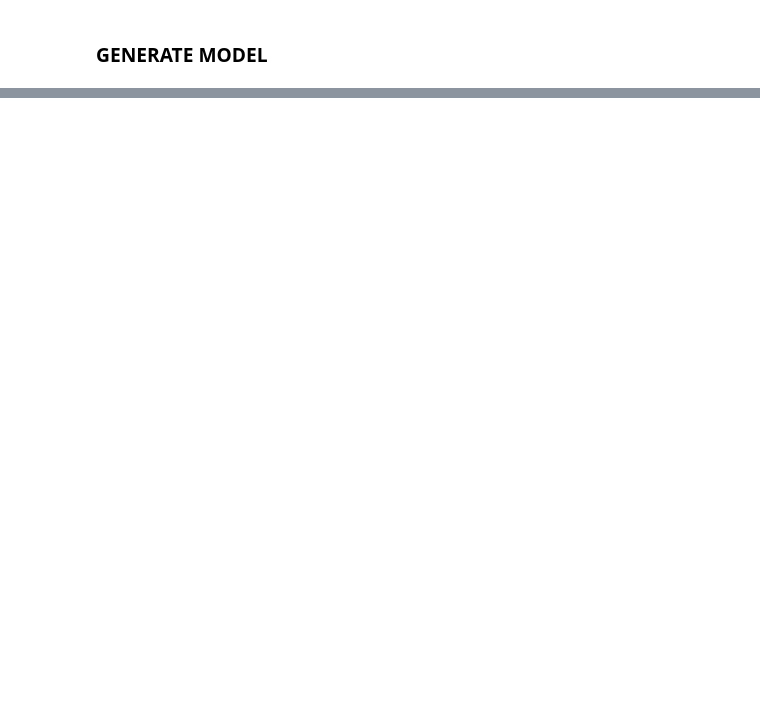
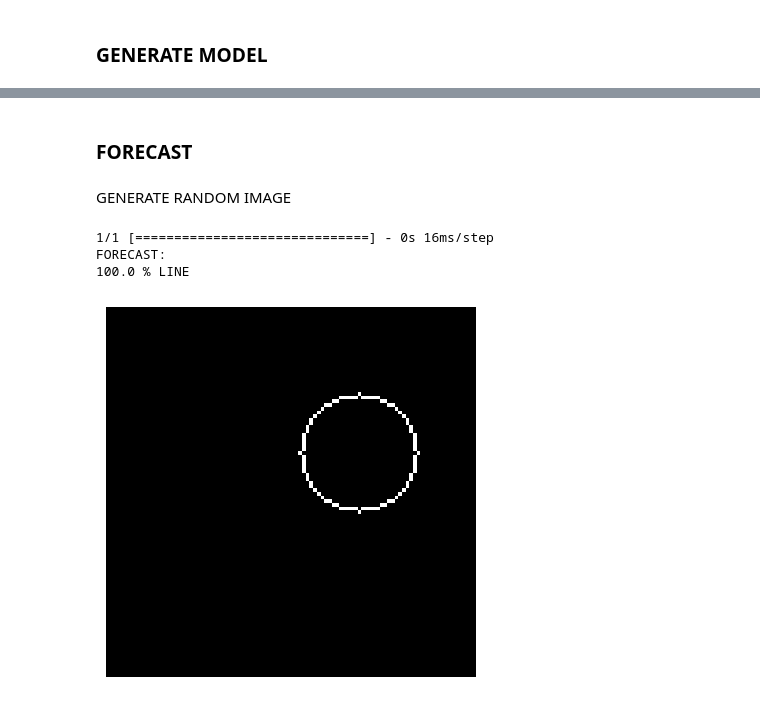
Before and after one commit to DanPinGar/python-machine-learning, a Jupyter notebook: emboendo_ML/image_generator_I.ipynb, the cells around one changed output, grey strips where cells are left out. Saved outputs shown, nothing was run; the diff lists cells and outputs as text; code cells hidden in the pictures; blank space fills up the shorter version.

```diff
--- a/emboendo_ML/image_generator_I.ipynb
+++ b/emboendo_ML/image_generator_I.ipynb
@@ -153,7 +161,7 @@ plt.show()
 ### GENERATE MODEL
 # %%
 model = tf.keras.models.Sequential([
-  tf.keras.layers.Flatten(input_shape=(height, wide)),
+  tf.keras.layers.Flatten(input_shape=(height, width)),
   tf.keras.layers.Dense(128, activation='relu'),
   tf.keras.layers.Dropout(0.2),
   tf.keras.layers.Dense(10, activation='softmax')
@@ -163,6 +171,6 @@ model.compile(optimizer='adam',
               loss='sparse_categorical_crossentropy',
               metrics=['accuracy'])
 # %%
-model.fit(X_train, Y_train, epochs=5)
+model.fit(X_train, Y_train, epochs=epch)
 # %% [output]
 Epoch 1/5
@@ -183,0 +196,49 @@ model.evaluate(X_eval,Y_eval)
+# %% [markdown]
+### FORECAST
+# %% [markdown]
+GENERATE RANDOM IMAGE
+# %%
+
+rnd_n=np.random.random()
+
+if rnd_n<0.5:
+
+    x1=np.random.randint(0, width-1)
+    x2=np.random.randint(0, width-1)
+    y1=np.random.randint(0, height-1)
+    y2=np.random.randint(0, height-1)
+    thickness=np.random.randint(1, 3)
+
+    image = np.zeros((height, width), dtype=np.uint8)
+    cv2.line(image, (x1, y1), (x2, y2), color=255, thickness=thickness)
+
+else:
+    if circles_filled:thickness=cv2.FILLED
+    else:thickness=np.random.randint(1, 2)
+
+    x= np.random.randint(int(0+width*0.3), int(width - width*0.3))
+    y=np.random.randint(int(0+height*0.3), int(height-height*0.3))
+    radio = np.random.randint(12, 17)
+
+    image = np.zeros((height, width), dtype=np.uint8)
+
+    cv2.circle(image, (x,y), radio, color=255, thickness=thickness)
+# %%
+
+
+pred = model.predict(np.expand_dims(image, axis=0))
+pred_r=np.round(pred[0][0], decimals=4)
+
+print('FORECAST:')
+if pred_r >=0.5: print(f'{pred_r*100} % CIRCLE')
+else:print(f'{(1-pred_r)*100} % LINE')
+print(' ')
+
+plt.imshow(image, cmap='gray')
+plt.axis('off')
+plt.show()
+# %% [output]
+1/1 [==============================] - 0s 16ms/step
+FORECAST:
+100.0 % LINE
+[figure, added]
```
Also changed, not shown: parts of 11 cells of this notebook, 11 other files.
